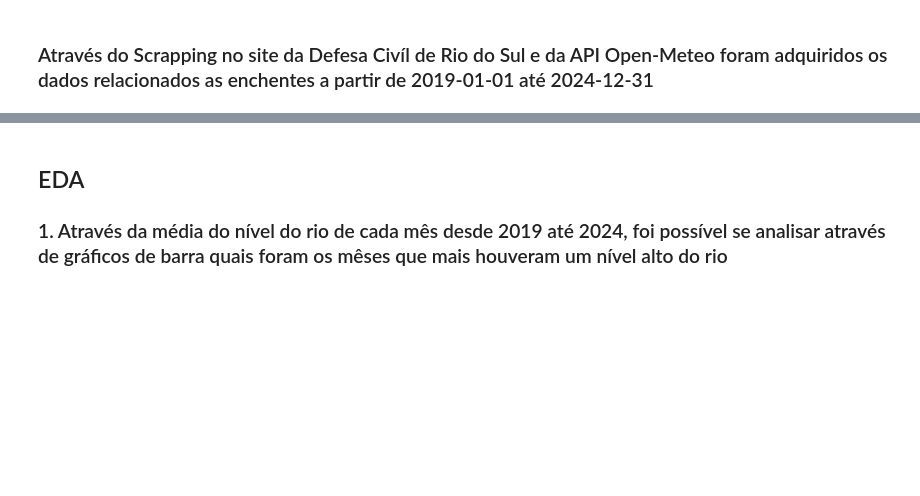
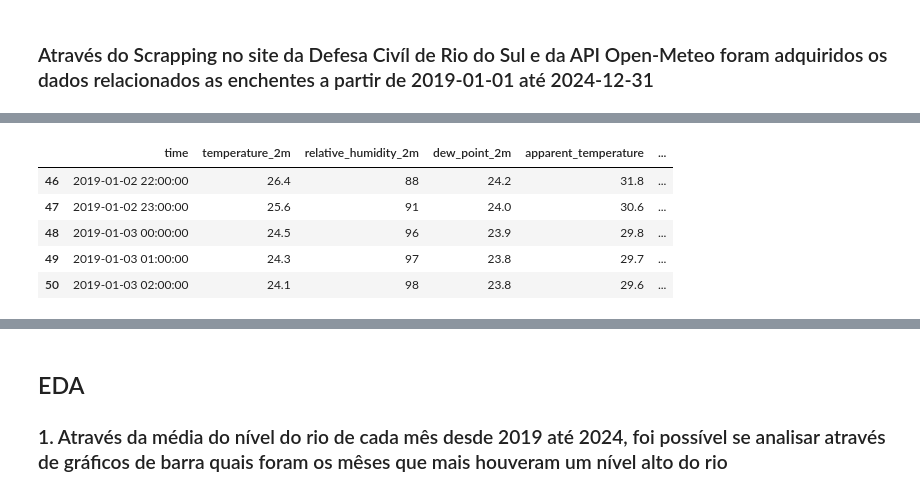
Before and after one commit to Migz2/Enchentes, a Jupyter notebook: notebooks/main.ipynb, the cells around one changed output, grey strips where cells are left out. Cells and saved outputs as stored; diff of their text form; code cells hidden in the pictures; blank space fills up the shorter version.

```diff
--- a/notebooks/main.ipynb
+++ b/notebooks/main.ipynb
@@ -44,3 +44,9 @@ train_df = generate(
 # %%
-print(train_df)
+train_df.head()
 # %% [output]
+|  | time | temperature_2m | relative_humidity_2m | dew_point_2m | apparent_temperature | ... |
+| 46 | 2019-01-02 22:00:00 | 26.4 | 88 | 24.2 | 31.8 | ... |
+| 47 | 2019-01-02 23:00:00 | 25.6 | 91 | 24.0 | 30.6 | ... |
+| 48 | 2019-01-03 00:00:00 | 24.5 | 96 | 23.9 | 29.8 | ... |
+| 49 | 2019-01-03 01:00:00 | 24.3 | 97 | 23.8 | 29.7 | ... |
+| 50 | 2019-01-03 02:00:00 | 24.1 | 98 | 23.8 | 29.6 | ... |
```
Also changed, not shown: parts of 19 cells of this notebook, 3 other files.
